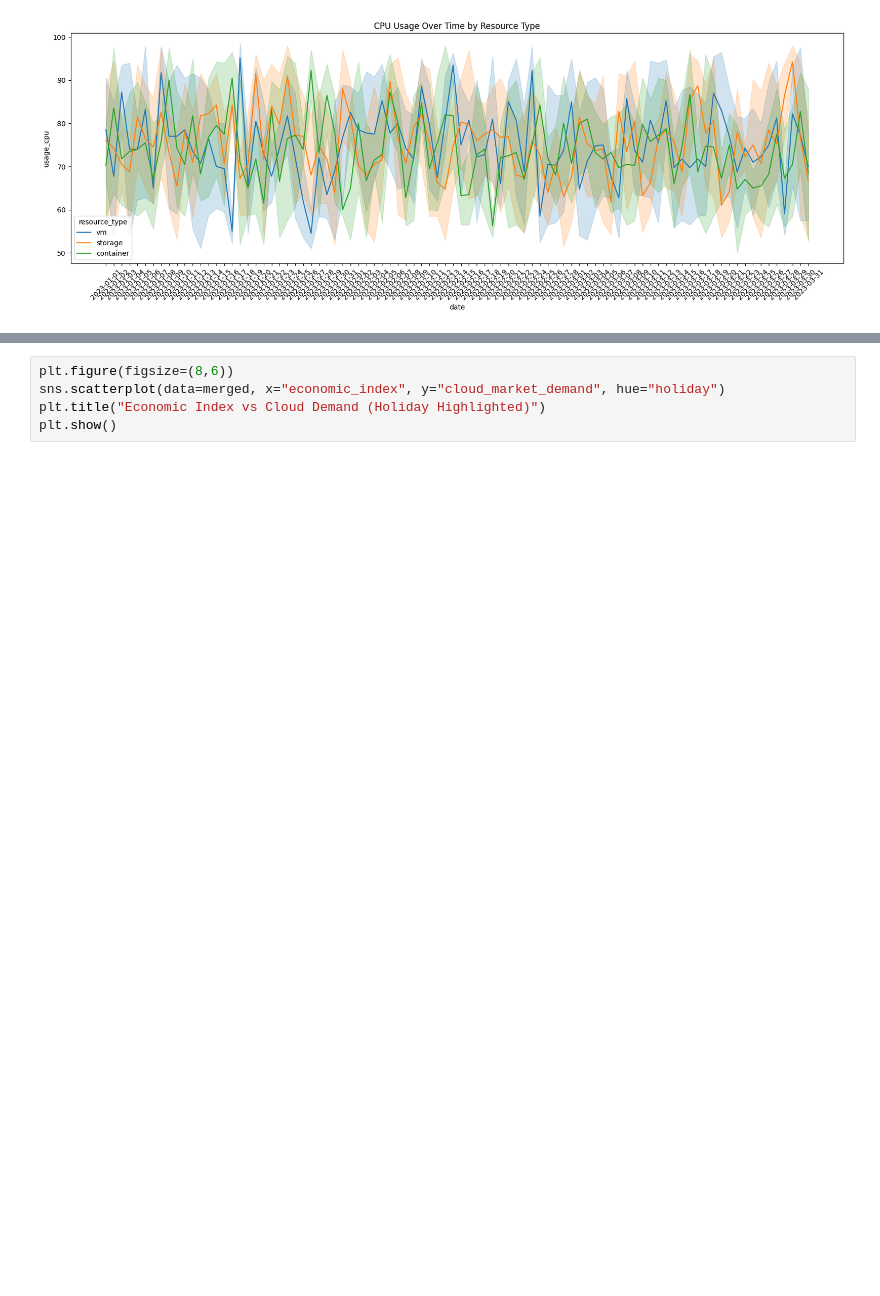
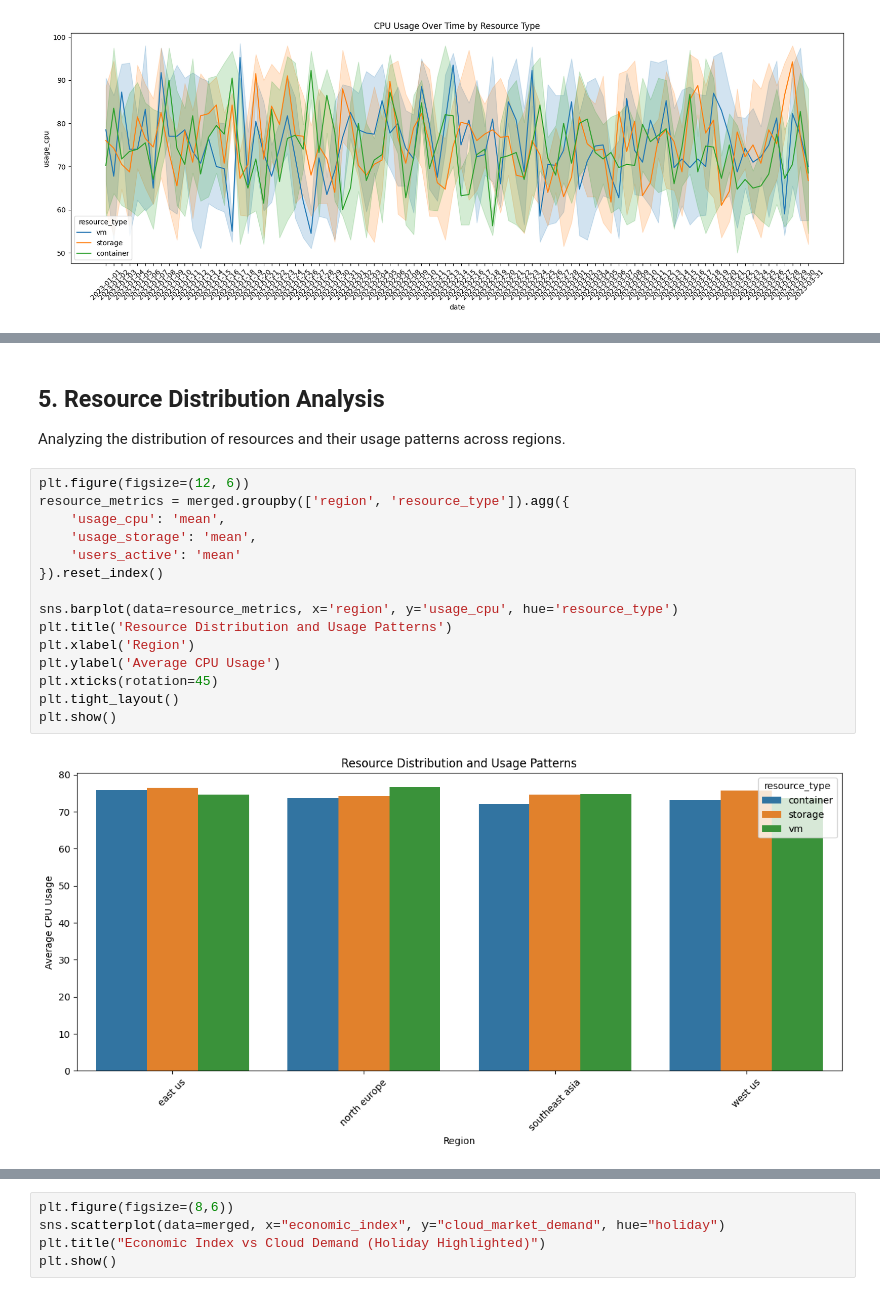
Before and after one commit to mahe115/Azure-Resource-Compute--Advanced-Analytics, a Jupyter notebook: Notebooks/Data_visualizing.ipynb, the cells around one changed output, grey strips where cells are left out. Cells and saved outputs as stored; diff of their text form; blank space fills up the shorter version.

```diff
--- a/Notebooks/Data_visualizing.ipynb
+++ b/Notebooks/Data_visualizing.ipynb
@@ -46,0 +112,20 @@ plt.show()
+# %% [markdown]
+## 5. Resource Distribution Analysis
+Analyzing the distribution of resources and their usage patterns across regions.
+# %%
+plt.figure(figsize=(12, 6))
+resource_metrics = merged.groupby(['region', 'resource_type']).agg({
+    'usage_cpu': 'mean',
+    'usage_storage': 'mean',
+    'users_active': 'mean'
+}).reset_index()
+
+sns.barplot(data=resource_metrics, x='region', y='usage_cpu', hue='resource_type')
+plt.title('Resource Distribution and Usage Patterns')
+plt.xlabel('Region')
+plt.ylabel('Average CPU Usage')
+plt.xticks(rotation=45)
+plt.tight_layout()
+plt.show()
+# %% [output]
+[figure, added]
```
Also changed, not shown: parts of 15 cells of this notebook, 42 other files.
